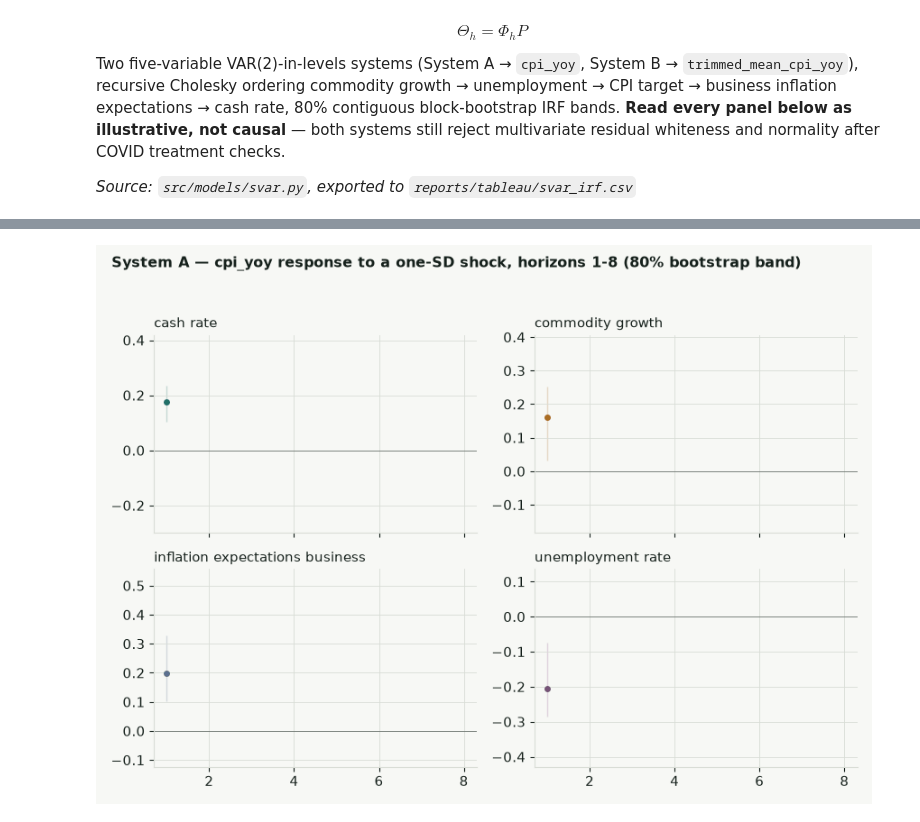
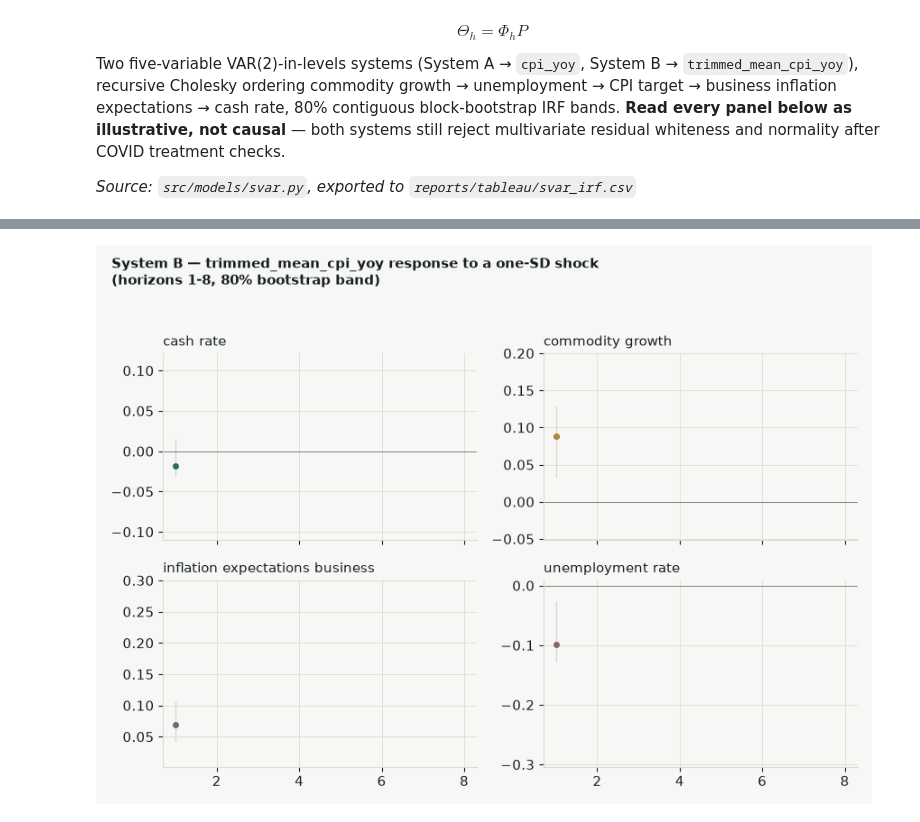
Before and after one commit to JuanVu1810/Australian-CPI-Forecast, a Jupyter notebook: book/australian_cpi_forecasting/04_modeling/44_svar.ipynb, the cells around one changed output, grey strips where cells are left out. Cells and saved outputs as stored; diff of their text form; code cells hidden in the pictures.

```diff
--- a/book/australian_cpi_forecasting/04_modeling/44_svar.ipynb
+++ b/book/australian_cpi_forecasting/04_modeling/44_svar.ipynb
@@ -38,6 +40,6 @@ panel below.
 # %%
 irf = pd.read_csv(PROJECT_ROOT / "reports/tableau/svar_irf.csv")
-irf = irf[(irf["system"] == "System A") & (irf["response"] == "cpi_yoy")].copy()
+irf = irf[(irf["system"] == "System B") & (irf["response"] == "trimmed_mean_cpi_yoy")].copy()
 shocks = sorted(irf["shock"].unique())
 scolors = {shocks[0]: ACCENT, shocks[1]: HIGHLIGHT, shocks[2]: "#5b6f8f", shocks[3]: "#8a4f8a"}
 
@@ -45,33 +47,33 @@ fig, axes = plt.subplots(2, 2, figsize=(8.6, 6.2), sharex=True)
 axes = axes.ravel()
 lines, bands = [], []
 for ax, shock in zip(axes, shocks):
     ax.axhline(0, color=INK, linewidth=0.7, alpha=0.5)
     ax.set_title(shock.replace("_", " "), fontsize=10.5, loc="left")
     ax.set_xlim(0.7, 8.3)
     sub = irf[irf["shock"] == shock].sort_values("horizon")
     pad = 0.15 * (sub["upper"].max() - sub["lower"].min())
     ax.set_ylim(sub["lower"].min() - pad, sub["upper"].max() + pad)
     bands.append(ax.fill_between([], [], [], color=scolors[shock], alpha=0.22))
     line, = ax.plot([], [], color=scolors[shock], linewidth=2.0, marker="o", markersize=4)
     lines.append(line)
-fig.suptitle("System A — cpi_yoy response to a one-SD shock, horizons 1-8 (80% bootstrap band)",
-             fontsize=11.5, fontweight="bold", x=0.02, ha="left")
+fig.suptitle("System B — trimmed_mean_cpi_yoy response to a one-SD shock\n(horizons 1-8, 80% bootstrap band)",
+             fontsize=10.8, fontweight="bold", x=0.02, ha="left")
 fig.tight_layout(rect=(0, 0, 1, 0.95))
 
 def update_irf(h):
     for i, shock in enumerate(shocks):
         sub = irf[irf["shock"] == shock].sort_values("horizon")
         sub = sub[sub["horizon"] <= h]
         lines[i].set_data(sub["horizon"], sub["irf"])
         bands[i].remove()
         bands[i] = axes[i].fill_between(sub["horizon"], sub["lower"], sub["upper"], color=scolors[shock], alpha=0.22)
     return lines
 
 anim_irf = animation.FuncAnimation(fig, update_irf, frames=list(range(1, 9)) + [8] * 6, interval=350, blit=False)
 gif_path = PROJECT_ROOT / "notebooks/assets/svar_animation.gif"
 gif_path.parent.mkdir(parents=True, exist_ok=True)
 anim_irf.save(gif_path, writer=animation.PillowWriter(fps=3))
 plt.close(fig)
 Image(filename=str(gif_path))
 # %% [output]
-[figure, old version]
+[figure, new version]
```
Also changed, not shown: parts of 10 cells of this notebook, 27 other files.
